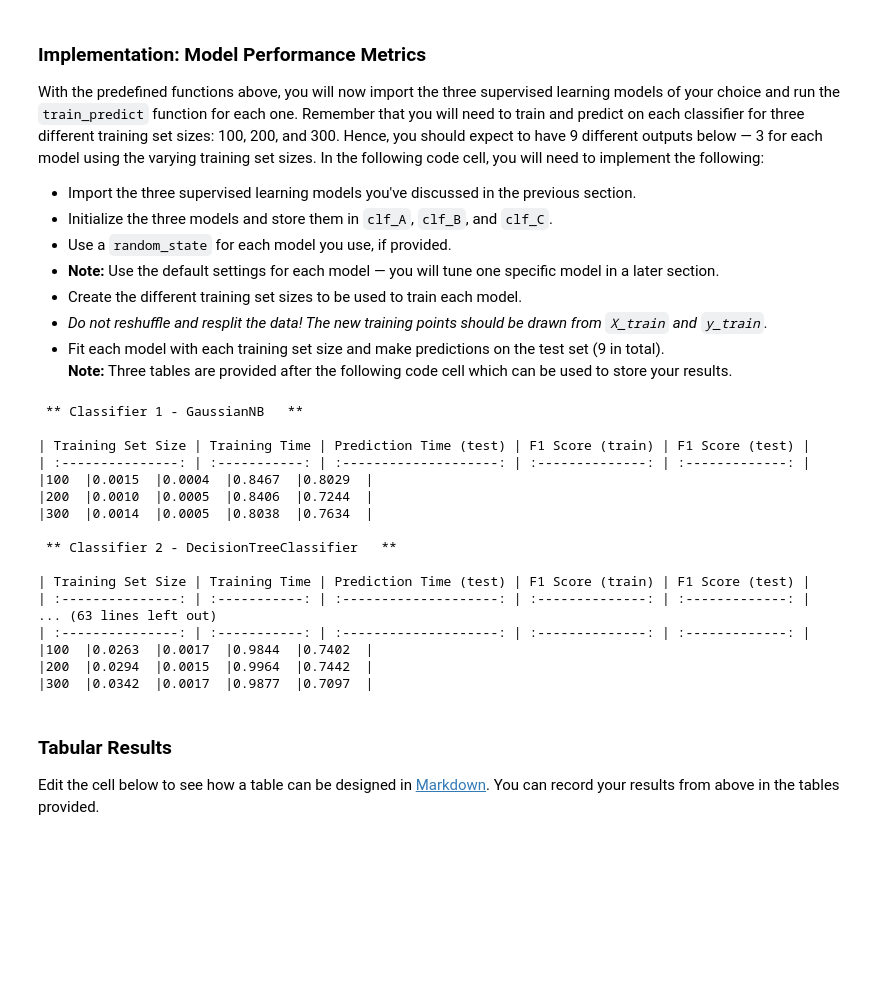
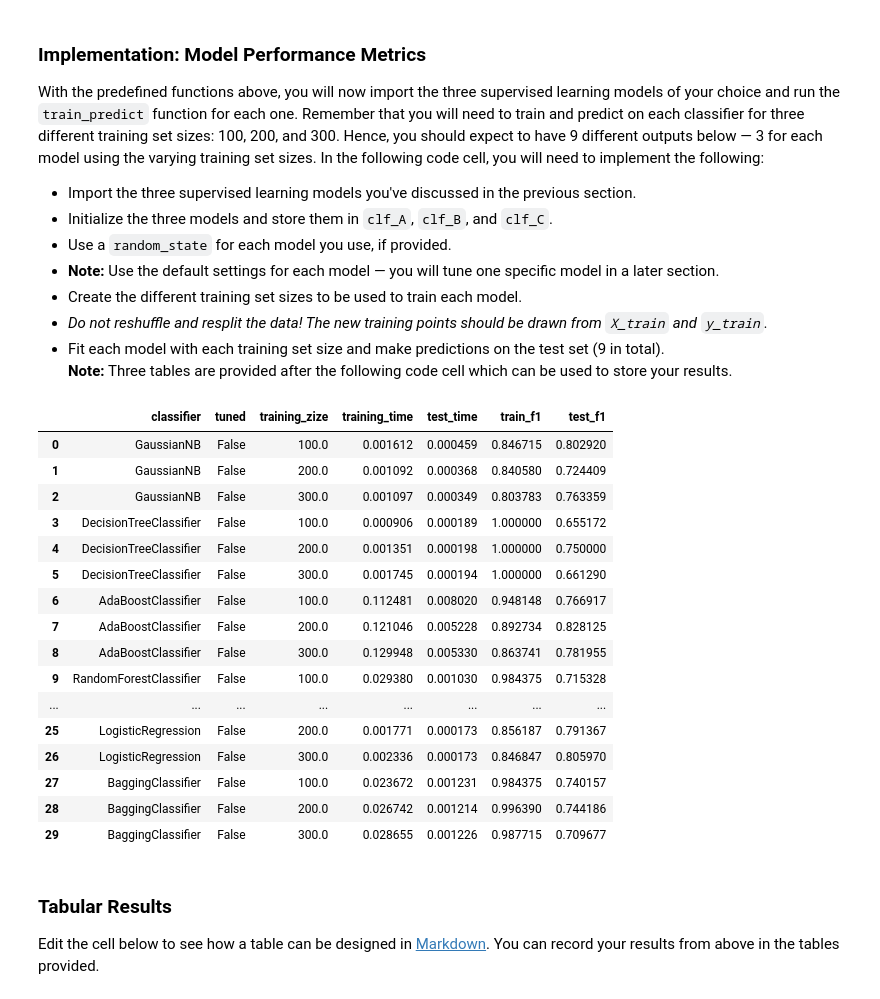
Before and after one commit to cjammi/machine-learning, a Jupyter notebook: projects/student_intervention/student_intervention.ipynb, the cells around one changed output. Drawn from its saved outputs; the diff is of its cells as text; code cells hidden in the pictures; blank space fills up the shorter version.

Commit message:
Store results in Pandas Dataframe for easy access

```diff
--- a/projects/student_intervention/student_intervention.ipynb
+++ b/projects/student_intervention/student_intervention.ipynb
@@ -410,14 +408,6 @@ With the predefined functions above, you will now import the three supervised le
  - *Do not reshuffle and resplit the data! The new training points should be drawn from `X_train` and `y_train`.*
 - Fit each model with each training set size and make predictions on the test set (9 in total).
 **Note:** Three tables are provided after the following code cell which can be used to store your results.
-# %%
-def exec_train_predict(classifiers, data, X_test, y_test):
-    for index, clf in enumerate(classifiers):
-        print "\n ** Classifier {} - {}   ** \n".format(index+1, clf.__class__.__name__)
-        print "| Training Set Size | Training Time | Prediction Time (test) | F1 Score (train) | F1 Score (test) |"
-        print "| :---------------: | :-----------: | :--------------------: | :--------------: | :-------------: |"
-        for row in data:
-            train_predict2(clf, row[0], row[1], X_test, y_test)
 # %%
 %matplotlib inline
 from sklearn.naive_bayes import GaussianNB
@@ -485,25 +475,30 @@ X_train_300 = X_train
 y_train_300 = y_train
 
 data = np.array([[X_train_100, y_train_100], [X_train_200, y_train_200], [X_train_300, y_train_300]])
-exec_train_predict(default_classifiers, data, X_test, y_test)
-# %% [output]
- ** Classifier 1 - GaussianNB   **
-
-| Training Set Size | Training Time | Prediction Time (test) | F1 Score (train) | F1 Score (test) |
-| :---------------: | :-----------: | :--------------------: | :--------------: | :-------------: |
-|100  |0.0015  |0.0004  |0.8467  |0.8029  |
-|200  |0.0010  |0.0005  |0.8406  |0.7244  |
-|300  |0.0014  |0.0005  |0.8038  |0.7634  |
-
- ** Classifier 2 - DecisionTreeClassifier   **
-
-| Training Set Size | Training Time | Prediction Time (test) | F1 Score (train) | F1 Score (test) |
-| :---------------: | :-----------: | :--------------------: | :--------------: | :-------------: |
-... (63 lines left out)
-| :---------------: | :-----------: | :--------------------: | :--------------: | :-------------: |
-|100  |0.0263  |0.0017  |0.9844  |0.7402  |
-|200  |0.0294  |0.0015  |0.9964  |0.7442  |
-|300  |0.0342  |0.0017  |0.9877  |0.7097  |
+# %%
+columns=['classifier', 'tuned', 'training_zize', 'training_time', 'test_time', 'train_f1', 'test_f1']
+# Assign data types
+df = pd.DataFrame(columns=columns)
+# %%
+exec_train_predict(default_classifiers, data, X_test, y_test, df, tuned=False)
+# %% [output]
+|  | classifier | tuned | training_zize | training_time | test_time | train_f1 | test_f1 |
+| 0 | GaussianNB | False | 100.0 | 0.001612 | 0.000459 | 0.846715 | 0.802920 |
+| 1 | GaussianNB | False | 200.0 | 0.001092 | 0.000368 | 0.840580 | 0.724409 |
+| 2 | GaussianNB | False | 300.0 | 0.001097 | 0.000349 | 0.803783 | 0.763359 |
+| 3 | DecisionTreeClassifier | False | 100.0 | 0.000906 | 0.000189 | 1.000000 | 0.655172 |
+| 4 | DecisionTreeClassifier | False | 200.0 | 0.001351 | 0.000198 | 1.000000 | 0.750000 |
+| 5 | DecisionTreeClassifier | False | 300.0 | 0.001745 | 0.000194 | 1.000000 | 0.661290 |
+| 6 | AdaBoostClassifier | False | 100.0 | 0.112481 | 0.008020 | 0.948148 | 0.766917 |
+| 7 | AdaBoostClassifier | False | 200.0 | 0.121046 | 0.005228 | 0.892734 | 0.828125 |
+| 8 | AdaBoostClassifier | False | 300.0 | 0.129948 | 0.005330 | 0.863741 | 0.781955 |
+| 9 | RandomForestClassifier | False | 100.0 | 0.029380 | 0.001030 | 0.984375 | 0.715328 |
+| ... | ... | ... | ... | ... | ... | ... | ... |
+| 25 | LogisticRegression | False | 200.0 | 0.001771 | 0.000173 | 0.856187 | 0.791367 |
+| 26 | LogisticRegression | False | 300.0 | 0.002336 | 0.000173 | 0.846847 | 0.805970 |
+| 27 | BaggingClassifier | False | 100.0 | 0.023672 | 0.001231 | 0.984375 | 0.740157 |
+| 28 | BaggingClassifier | False | 200.0 | 0.026742 | 0.001214 | 0.996390 | 0.744186 |
+| 29 | BaggingClassifier | False | 300.0 | 0.028655 | 0.001226 | 0.987715 | 0.709677 |
 # %% [markdown]
 ### Tabular Results
 Edit the cell below to see how a table can be designed in [Markdown](https://github.com/adam-p/markdown-here/wiki/Markdown-Cheatsheet#tables). You can record your results from above in the tables provided.
```
Also changed, not shown: parts of 12 cells of this notebook.
